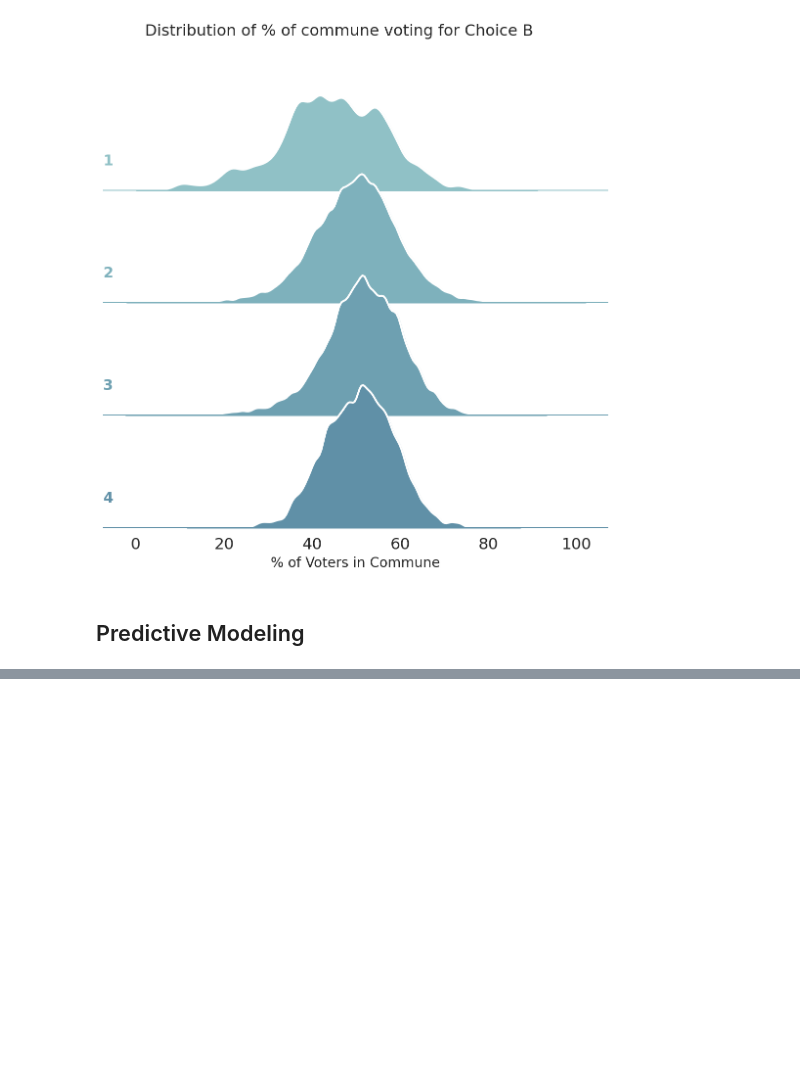
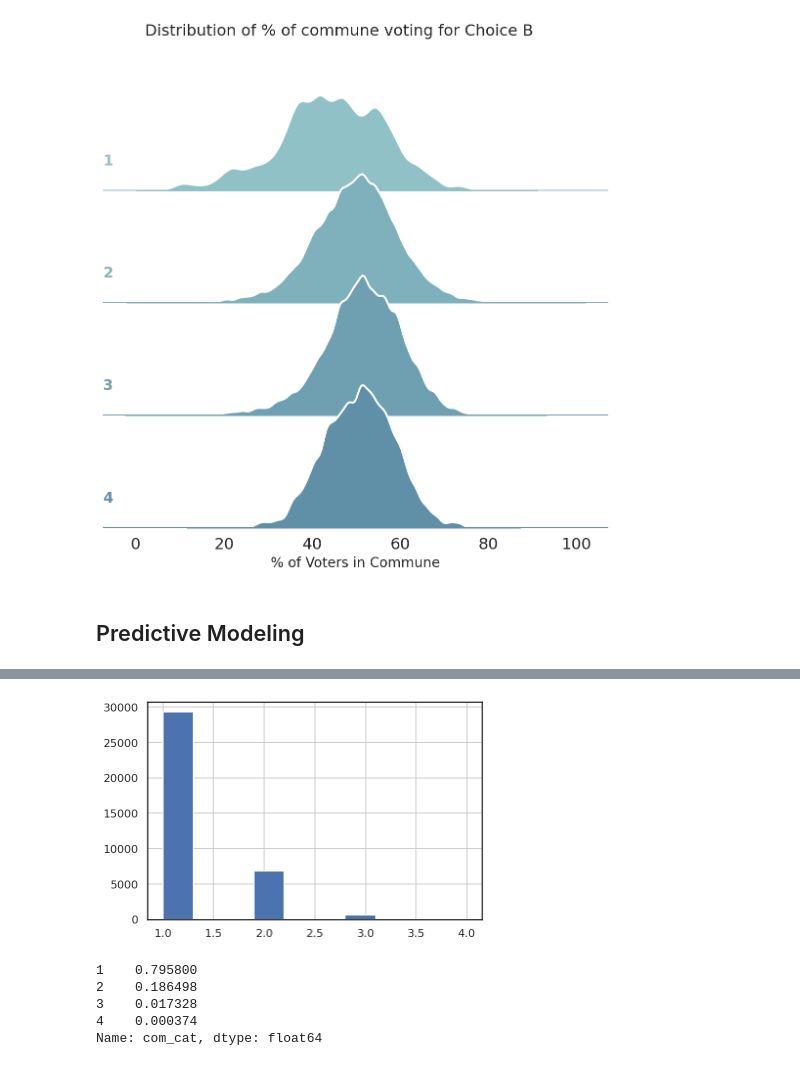
Before and after one commit to palsagar/SGR_project, a Jupyter notebook: eda.ipynb, the cells around one changed output, grey strips where cells are left out. Drawn from its saved outputs; the diff is of its cells as text; code cells hidden in the pictures; blank space fills up the shorter version.

Commit message:
modeling finished

```diff
--- a/eda.ipynb
+++ b/eda.ipynb
@@ -686,0 +744,20 @@ g.fig.suptitle("Distribution of % of commune voting for Choice B", fontsize=16);
+# %%
+referendum["com_cat"].hist();
+# %% [output]
+[figure, added]
+# %%
+from sklearn.model_selection import StratifiedShuffleSplit
+
+split = StratifiedShuffleSplit(n_splits=1, test_size=0.2, random_state=1)
+
+for train_index, test_index in split.split(referendum, referendum["com_cat"]):
+    ref_train = referendum.iloc[train_index]
+    ref_test = referendum.iloc[test_index]
+
+ref_train["com_cat"].value_counts() / len(ref_train)
+# %% [output]
+1    0.795800
+2    0.186498
+3    0.017328
+4    0.000374
+Name: com_cat, dtype: float64
```
Also changed, not shown: parts of 18 cells of this notebook.
